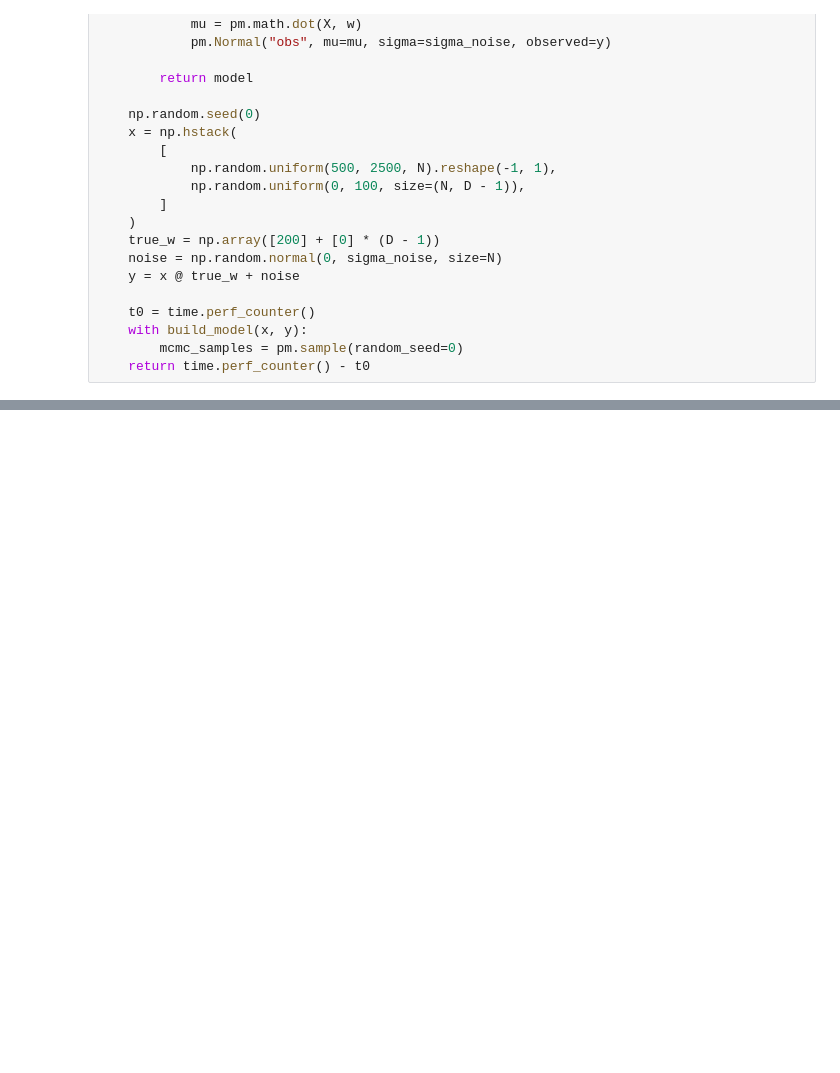
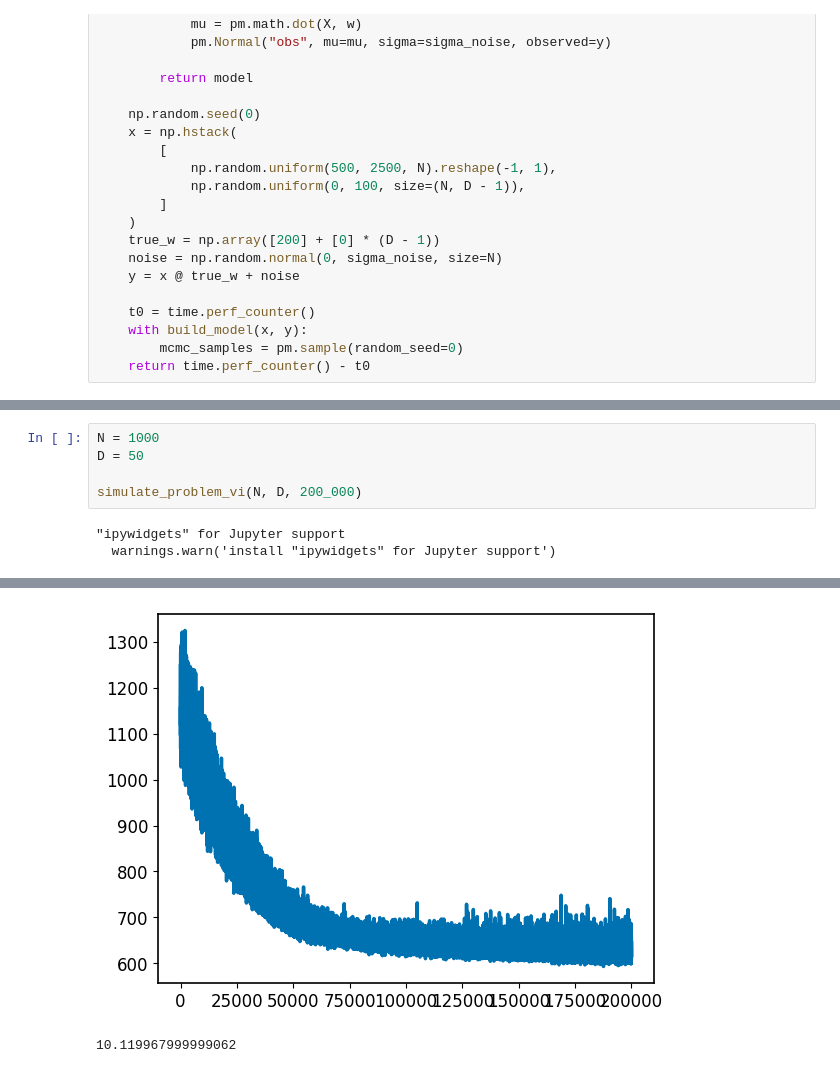
Before and after one commit to KrisNguyen135/Grokking-Bayes, a Jupyter notebook: ch06/00 - Compare MCMC times.ipynb, the cells around one changed output, grey strips where cells are left out. Drawn from its saved outputs; the diff is of its cells as text; blank space fills up the shorter version.

```diff
--- a/ch06/00 - Compare MCMC times.ipynb
+++ b/ch06/00 - Compare MCMC times.ipynb
@@ -91,0 +142,8 @@ Sampling 4 chains for 1_000 tune and 1_000 draw iterations (4_000 + 4_000 draws
+# %%
+N = 1000
+D = 50
+
+simulate_problem_vi(N, D, 200_000)
+# %% [output]
+"ipywidgets" for Jupyter support
+  warnings.warn('install "ipywidgets" for Jupyter support')
@@ -91,0 +152,2 @@ Sampling 4 chains for 1_000 tune and 1_000 draw iterations (4_000 + 4_000 draws
+[figure, added]
+10.119967999999062
```
Also changed, not shown: parts of 7 cells of this notebook, 9 other files.
